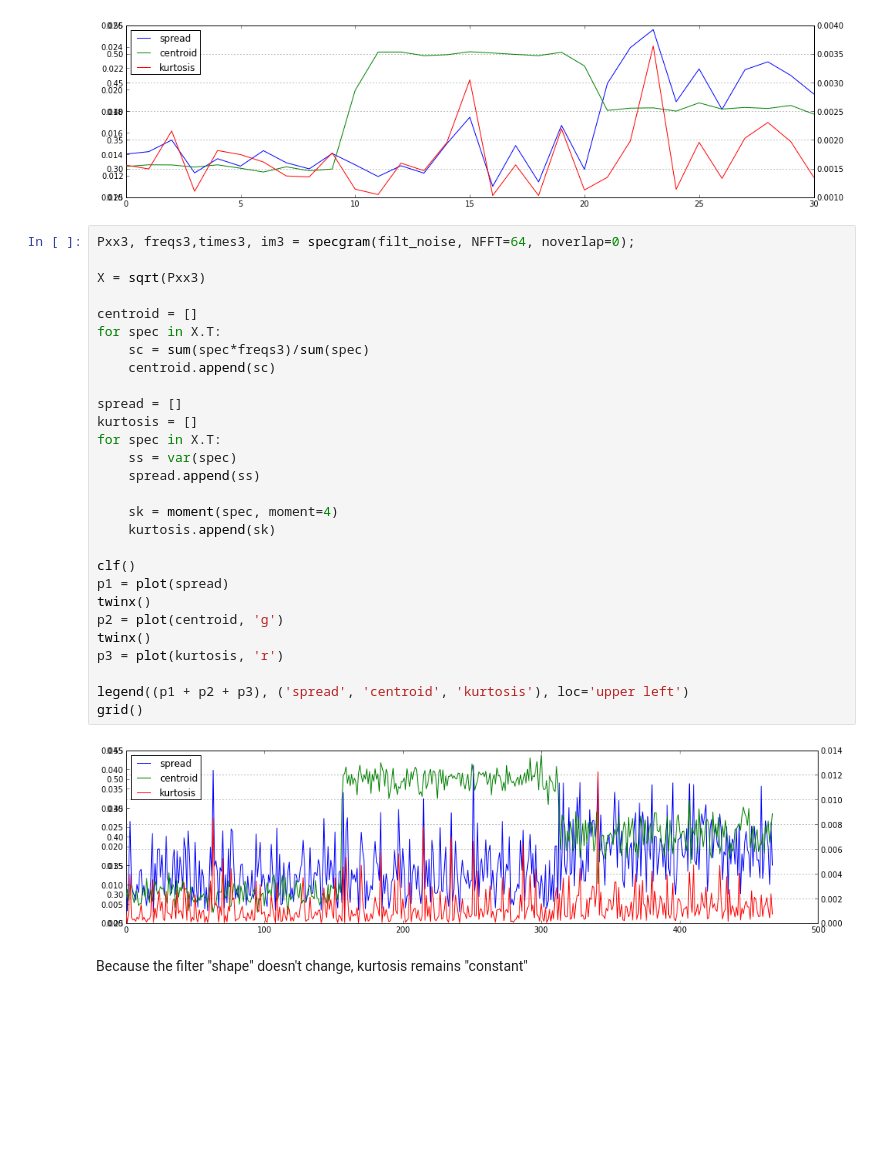
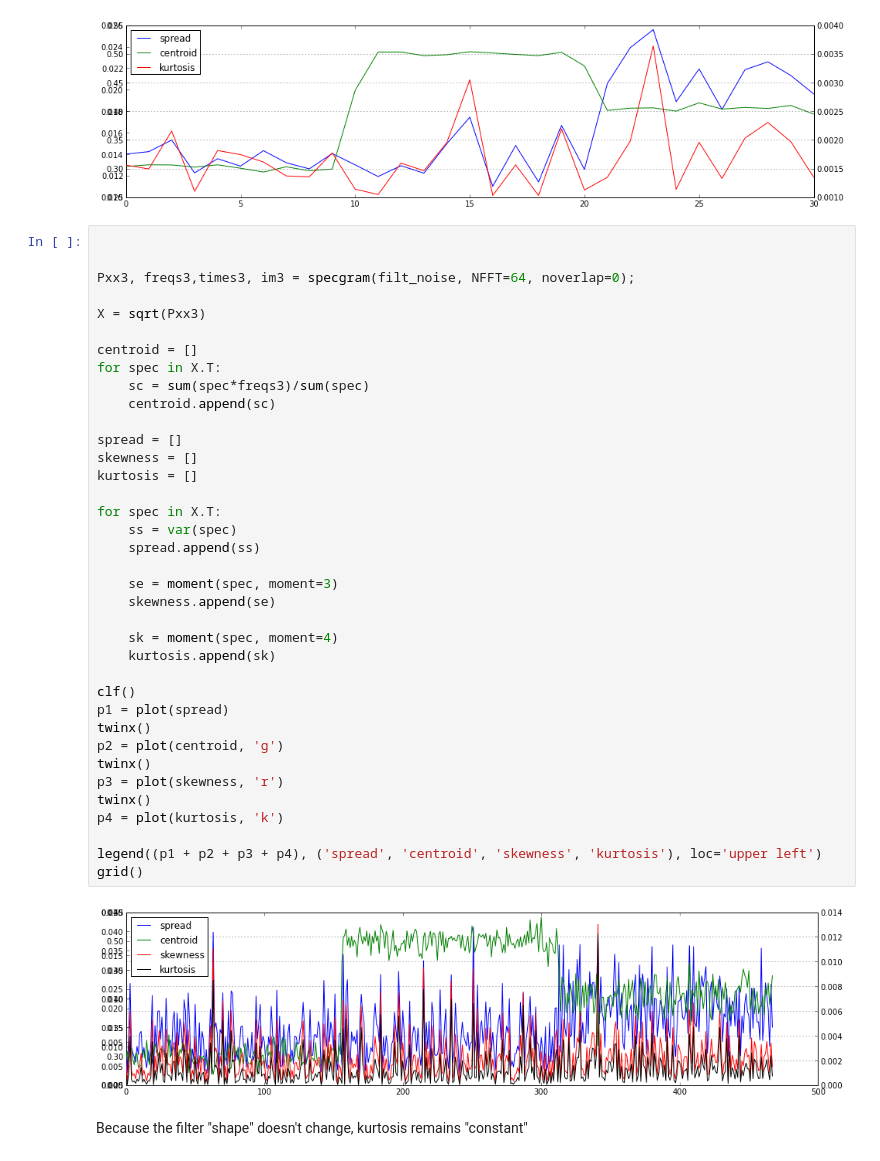
Before and after one commit to mantaraya36/240E-ipython, a Jupyter notebook: Audio Features II-Temporal and Spectral.ipynb, the cells around one changed output. Saved outputs shown, nothing was run; the diff lists cells and outputs as text; blank space fills up the shorter version.

```diff
--- a/Audio Features II-Temporal and Spectral.ipynb
+++ b/Audio Features II-Temporal and Spectral.ipynb
@@ -616,35 +616,44 @@ grid()
 # %% [output]
 [figure]
 # %%
+
+
 Pxx3, freqs3,times3, im3 = specgram(filt_noise, NFFT=64, noverlap=0);
 
 X = sqrt(Pxx3)
 
 centroid = []
 for spec in X.T:
     sc = sum(spec*freqs3)/sum(spec)
     centroid.append(sc)
 
 spread = []
+skewness = []
 kurtosis = []
+
 for spec in X.T:
     ss = var(spec)
     spread.append(ss)
+
+    se = moment(spec, moment=3)
+    skewness.append(se)
 
     sk = moment(spec, moment=4)
     kurtosis.append(sk)
 
 clf()
 p1 = plot(spread)
 twinx()
 p2 = plot(centroid, 'g')
 twinx()
-p3 = plot(kurtosis, 'r')
+p3 = plot(skewness, 'r')
+twinx()
+p4 = plot(kurtosis, 'k')
 
-legend((p1 + p2 + p3), ('spread', 'centroid', 'kurtosis'), loc='upper left')
+legend((p1 + p2 + p3 + p4), ('spread', 'centroid', 'skewness', 'kurtosis'), loc='upper left')
 grid()
 # %% [output]
-[figure, old version]
+[figure, new version]
 # %% [markdown]
 Because the filter "shape" doesn't change, kurtosis remains "constant"
 # %% [markdown]
```
